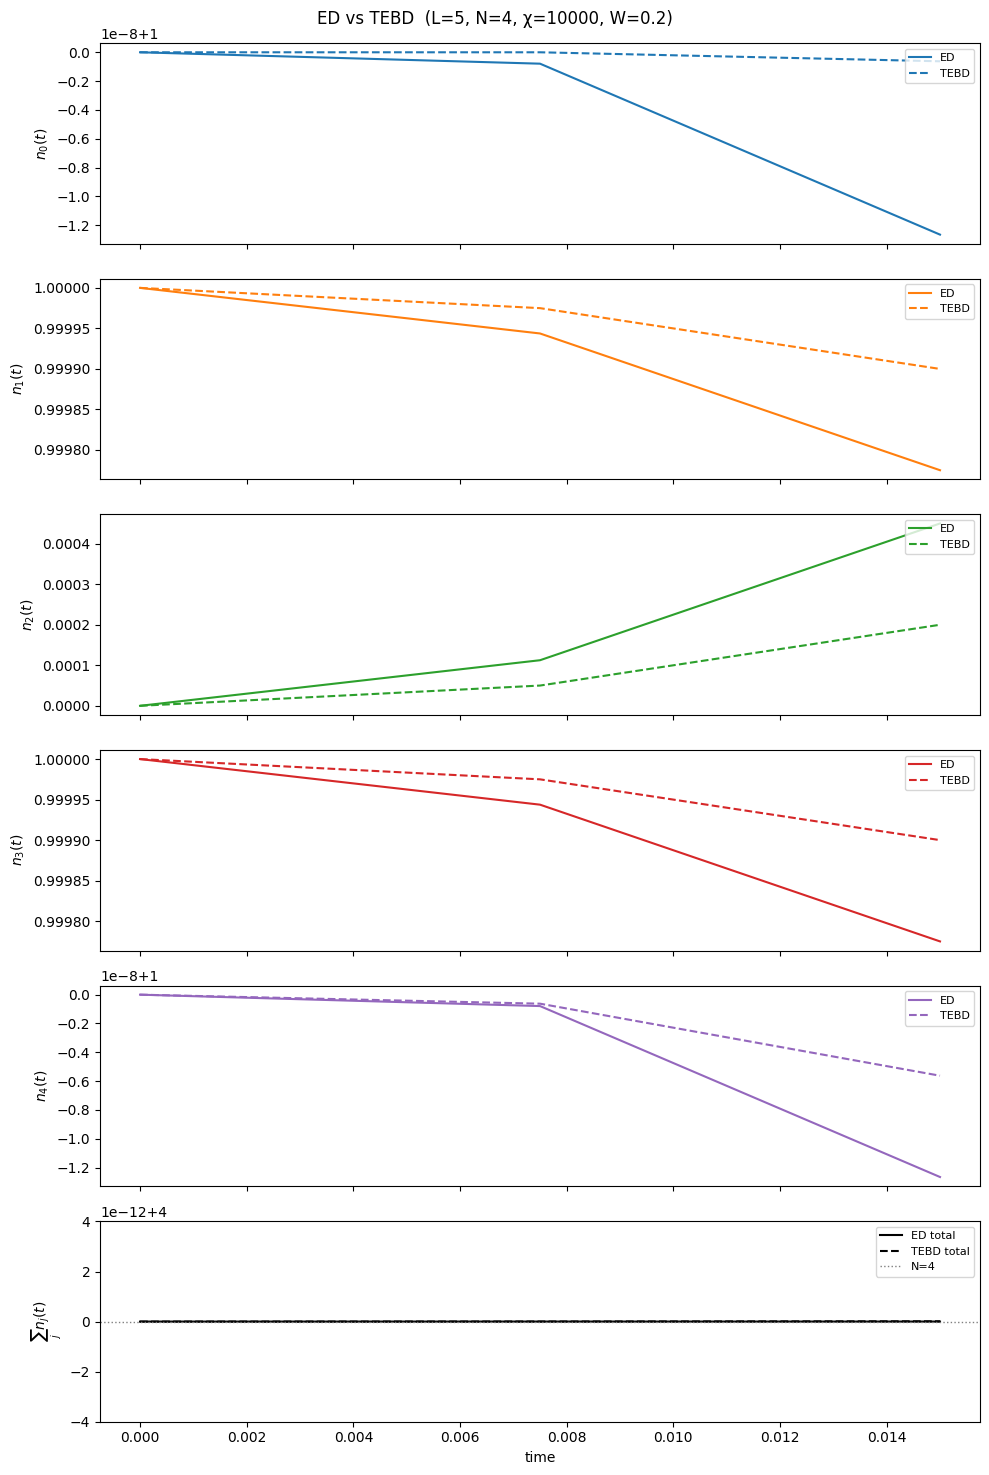
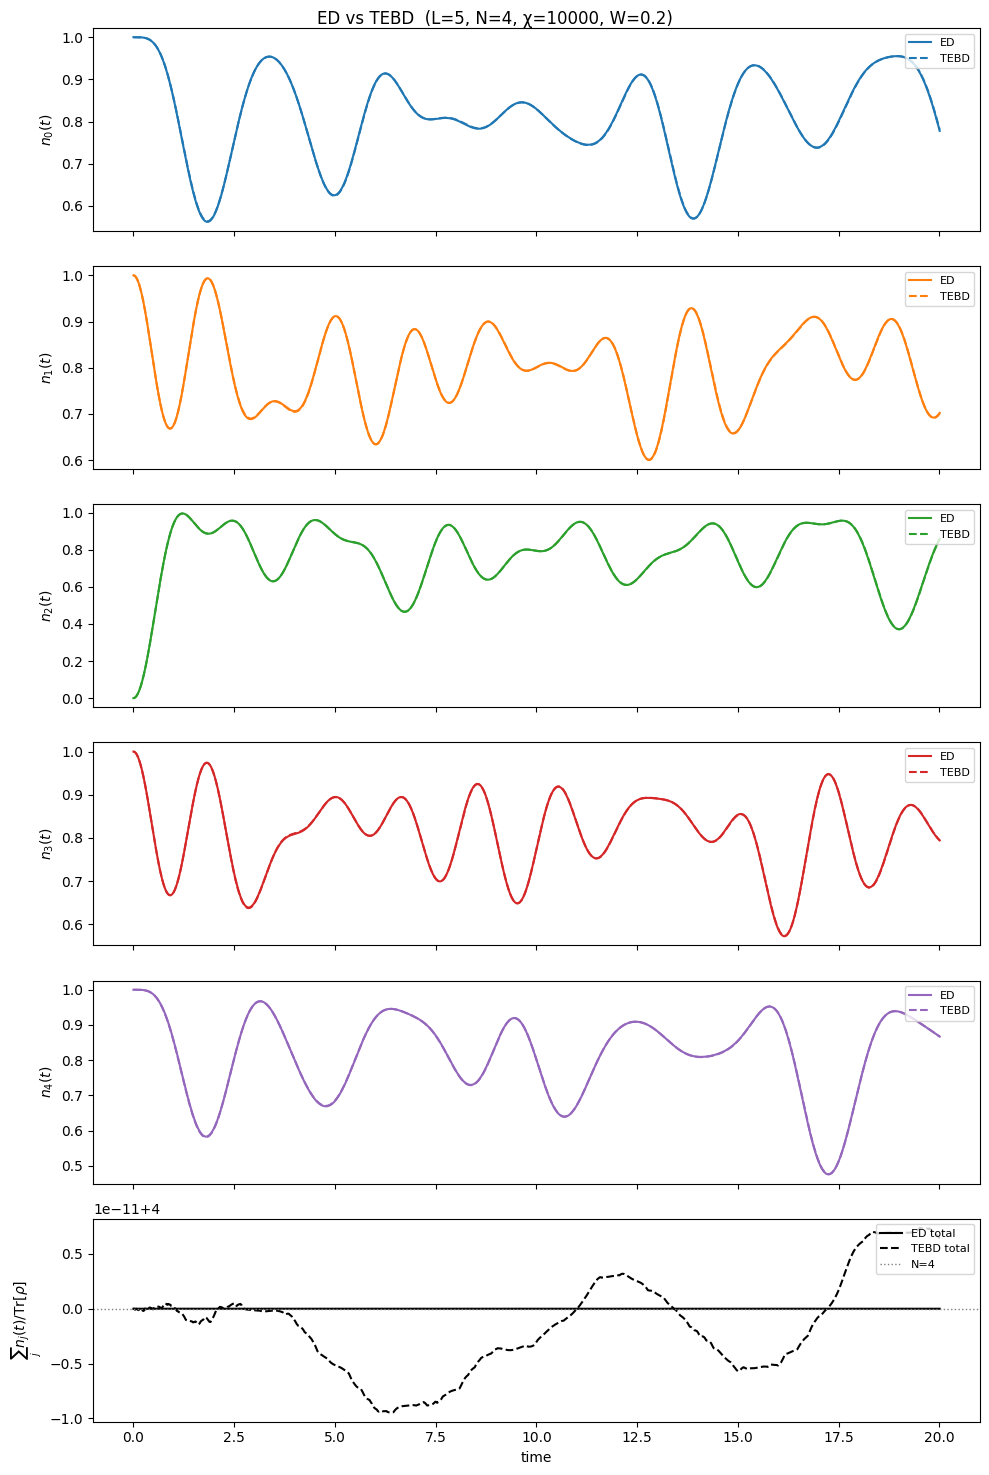
The change to this notebook cell's code, shown as a diff; its figure went from the first image to the second:
--- before
+++ after
@@ -2,13 +2,13 @@
 
 for j in range(L):
-    axes[j].plot(t_grid, ni_ED[j, :], '-',  color=f'C{j}', label='ED')
-    axes[j].plot(t_grid, ni[j, :],    '--', color=f'C{j}', label='TEBD')
+    axes[j].plot(t_grid, ni_ED[j, :],          '-',  color=f'C{j}', label='ED')
+    axes[j].plot(t_grid, ni[j, :] / tr_TB,     '--', color=f'C{j}', label='TEBD')
     axes[j].set_ylabel(f'$n_{{{j}}}(t)$')
     axes[j].legend(loc='upper right', fontsize=8)
 
-axes[L].plot(t_grid, np.sum(ni_ED, axis=0), '-k',  label='ED total')
-axes[L].plot(t_grid, np.sum(ni,    axis=0), '--k', label='TEBD total')
+axes[L].plot(t_grid, np.sum(ni_ED, axis=0),             '-k',  label='ED total')
+axes[L].plot(t_grid, np.sum(ni, axis=0) / tr_TB,        '--k', label='TEBD total')
 axes[L].axhline(N, color='gray', linestyle=':', linewidth=1, label=f'N={N}')
-axes[L].set_ylabel(r'$\sum_j n_j(t)$')
+axes[L].set_ylabel(r'$\sum_j n_j(t) / \mathrm{Tr}[\rho]$')
 axes[L].set_xlabel('time')
 axes[L].legend(loc='upper right', fontsize=8)

Commit: updated the trace recording.